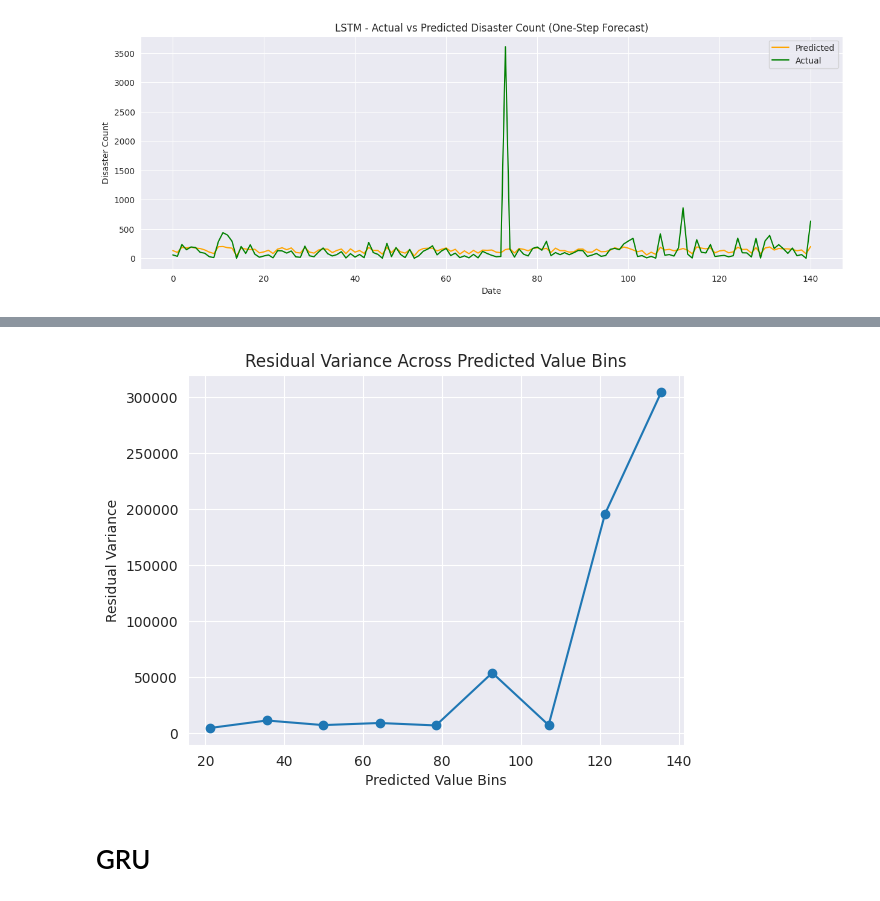
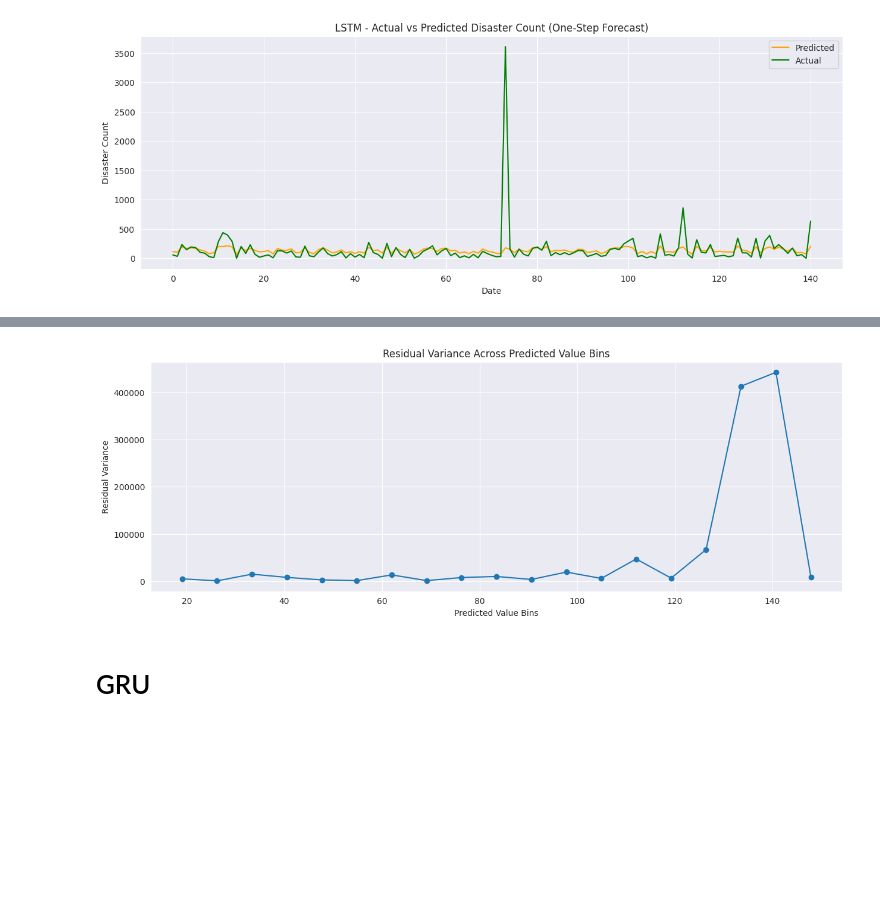
Before and after one commit to Engelbert107/Time-Series-with-ARIMA-LSTM-and-GRU, a Jupyter notebook: notebook/disasters_rnn.ipynb, the cells around one changed output, grey strips where cells are left out. Drawn from its saved outputs; the diff is of its cells as text; code cells hidden in the pictures; blank space fills up the shorter version.

```diff
--- a/notebook/disasters_rnn.ipynb
+++ b/notebook/disasters_rnn.ipynb
@@ -763,6 +759,7 @@ def calculate_hidden_units_from_data(train_data, alpha=5):
 
 
 # Calculate the number of hidden units: N_h
-hidden_units = calculate_hidden_units_from_data(X_train, alpha=10)
+ALPHA = 5
+hidden_units = calculate_hidden_units_from_data(X_train, alpha=ALPHA)
 print(f"Suggested number of hidden units (N_h): {hidden_units}")
 # %% [output]
@@ -912,0 +848,19 @@ Epoch 1000/1000
+# %%
+# Build the LSTM model
+lstm_model = tf.keras.models.Sequential([
+    tf.keras.Input(shape=INPUT_SHAPE),  # m timesteps, n feature per timestep
+    tf.keras.layers.LSTM(HIDDEN_UNITS, activation='tanh', return_sequences=True),
+    tf.keras.layers.Dense(units=1)
+])
+
+
+# # Build the deeper LSTM model
+# lstm_model = tf.keras.models.Sequential([
+#     tf.keras.Input(shape=INPUT_SHAPE),  # m timesteps, n feature per timestep
+#     tf.keras.layers.LSTM(HIDDEN_UNITS, return_sequences=True, dropout=DROPOUT_RATE, recurrent_dropout=RECURRENT_DROPOUT_RATE),
+#     tf.keras.layers.LSTM(HIDDEN_UNITS, return_sequences=True, dropout=DROPOUT_RATE, recurrent_dropout=RECURRENT_DROPOUT_RATE),
+#     tf.keras.layers.Dense(units=1)
+# ])
+
+
+lstm_model.summary()
@@ -1007,2 +1006,12 @@ plt.title('Residual Variance Across Predicted Value Bins');
 # %% [markdown]
 # Bi-LSTM
+# %%
+# Build the Bi-LSTM model
+bi_lstm_model = tf.keras.models.Sequential([
+    tf.keras.Input(shape=INPUT_SHAPE),  # m timesteps, n feature per timestep
+    tf.keras.layers.Bidirectional(tf.keras.layers.LSTM(HIDDEN_UNITS, activation='tanh', return_sequences=True)),
+    tf.keras.layers.Dense(units=1)
+])
+
+
+bi_lstm_model.summary()
@@ -1009,14 +1030,4 @@ plt.title('Residual Variance Across Predicted Value Bins');
 # %%
-# Build Bi-LSTM Model
-bi_lstm_model = tf.keras.models.Sequential([
-    # Shape [batch, time, features] => [batch, time, lstm_units]
-    tf.keras.layers.Bidirectional(tf.keras.layers.LSTM(HIDDEN_UNITS, return_sequences=True)),
-    # Shape => [batch, time, features]
-    tf.keras.layers.Dense(units=1)
-])
-
-
-
 # Train Bi-LSTM Model
 history_bi_lstm = compile_and_fit(bi_lstm_model,
                                   X_train_scaled, y_train_log,
@@ -1125,21 +1136,22 @@ bp_test_results_bilstm # A low p-value (< 0.05) indicates heteroscedasticity els
 # %%
 # Ensure predictions_lstm_original is 1D
 predictions_bilstm_original_1d = predictions_lstm_original.flatten()
 
-bins = np.linspace(np.min(predictions_bilstm_original_1d), np.max(predictions_bilstm_original_1d), num=10)
+bins = np.linspace(np.min(predictions_bilstm_original_1d), np.max(predictions_bilstm_original_1d), num=20)
 
 bin_indices = np.digitize(predictions_bilstm_original_1d, bins)
 
 residual_variances_bilstm = [
     np.var(residuals_bilstm[bin_indices == i]) for i in range(1, len(bins))
 ]
 
+plt.figure(figsize=(15,5))
 plt.plot(bins[:-1], residual_variances_bilstm, marker='o')
 plt.xlabel('Predicted Value Bins')
 plt.ylabel('Residual Variance')
 plt.title('Residual Variance Across Predicted Value Bins');
 # %% [output]
-[figure, old version]
+[figure, new version]
 # %% [markdown]
 # GRU
 # %% [markdown]
```
Also changed, not shown: parts of 30 cells of this notebook, 1 other file.
